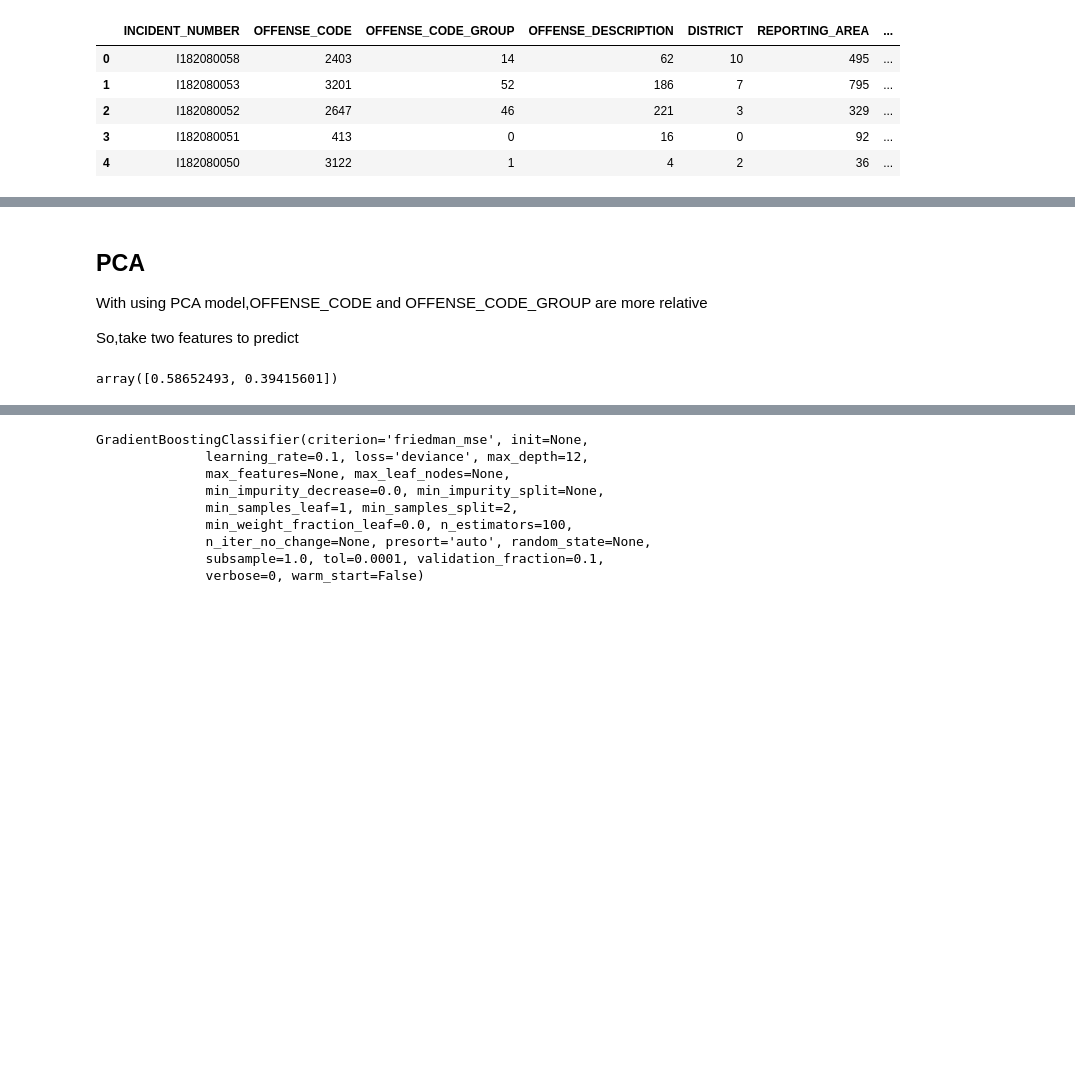
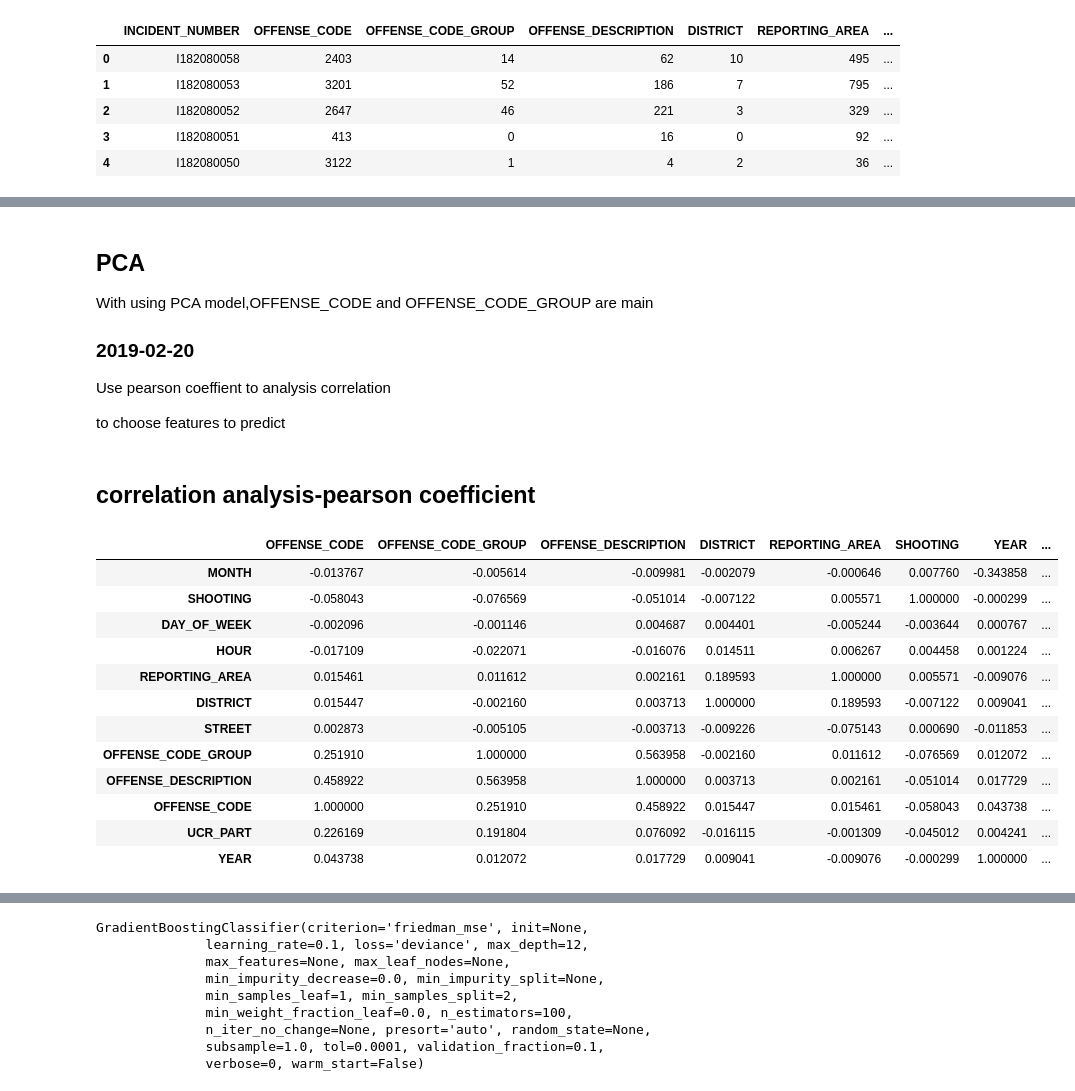
Before and after one commit to azfighter19961020/Kaggle-crime, a Jupyter notebook: crime.ipynb, the cells around one changed output, grey strips where cells are left out. Drawn from its saved outputs; the diff is of its cells as text; code cells hidden in the pictures; blank space fills up the shorter version.

Commit message:
+more models

```diff
--- a/crime.ipynb
+++ b/crime.ipynb
@@ -413,6 +411,10 @@ OFFENSE_CODE_GROUP
 # %% [markdown]
 ## PCA
 
-With using PCA model,OFFENSE_CODE and OFFENSE_CODE_GROUP are more relative
+With using PCA model,OFFENSE_CODE and OFFENSE_CODE_GROUP are main
 
-So,take two features to predict
+### 2019-02-20
+
+Use pearson coeffient to analysis correlation
+
+to choose features to predict
@@ -421,4 +420,0 @@ pca=PCA(n_components=2).fit(data)
-# %%
-pca.explained_variance_ratio_
-# %% [output]
-array([0.58652493, 0.39415601])
@@ -426,0 +421,21 @@ pcaData=pca.transform(data)
+# %% [markdown]
+## correlation analysis-pearson coefficient
+# %%
+pdata=tras.loc[:,['OFFENSE_CODE', 'OFFENSE_CODE_GROUP','OFFENSE_DESCRIPTION', \
+                 'DISTRICT', 'REPORTING_AREA', 'SHOOTING', 'YEAR','DAY_OF_WEEK', 'HOUR', 'UCR_PART', 'STREET','MONTH']]
+pearsonMatrix=pd.DataFrame(round(pdata.corr(method='pearson'),6))
+pearsonMatrix.sort_values(by='MONTH',ascending=False)
+# %% [output]
+|  | OFFENSE_CODE | OFFENSE_CODE_GROUP | OFFENSE_DESCRIPTION | DISTRICT | REPORTING_AREA | SHOOTING | YEAR | ... |
+| MONTH | -0.013767 | -0.005614 | -0.009981 | -0.002079 | -0.000646 | 0.007760 | -0.343858 | ... |
+| SHOOTING | -0.058043 | -0.076569 | -0.051014 | -0.007122 | 0.005571 | 1.000000 | -0.000299 | ... |
+| DAY_OF_WEEK | -0.002096 | -0.001146 | 0.004687 | 0.004401 | -0.005244 | -0.003644 | 0.000767 | ... |
+| HOUR | -0.017109 | -0.022071 | -0.016076 | 0.014511 | 0.006267 | 0.004458 | 0.001224 | ... |
+| REPORTING_AREA | 0.015461 | 0.011612 | 0.002161 | 0.189593 | 1.000000 | 0.005571 | -0.009076 | ... |
+| DISTRICT | 0.015447 | -0.002160 | 0.003713 | 1.000000 | 0.189593 | -0.007122 | 0.009041 | ... |
+| STREET | 0.002873 | -0.005105 | -0.003713 | -0.009226 | -0.075143 | 0.000690 | -0.011853 | ... |
+| OFFENSE_CODE_GROUP | 0.251910 | 1.000000 | 0.563958 | -0.002160 | 0.011612 | -0.076569 | 0.012072 | ... |
+| OFFENSE_DESCRIPTION | 0.458922 | 0.563958 | 1.000000 | 0.003713 | 0.002161 | -0.051014 | 0.017729 | ... |
+| OFFENSE_CODE | 1.000000 | 0.251910 | 0.458922 | 0.015447 | 0.015461 | -0.058043 | 0.043738 | ... |
+| UCR_PART | 0.226169 | 0.191804 | 0.076092 | -0.016115 | -0.001309 | -0.045012 | 0.004241 | ... |
+| YEAR | 0.043738 | 0.012072 | 0.017729 | 0.009041 | -0.009076 | -0.000299 | 1.000000 | ... |
```
Also changed, not shown: parts of 38 cells of this notebook.
